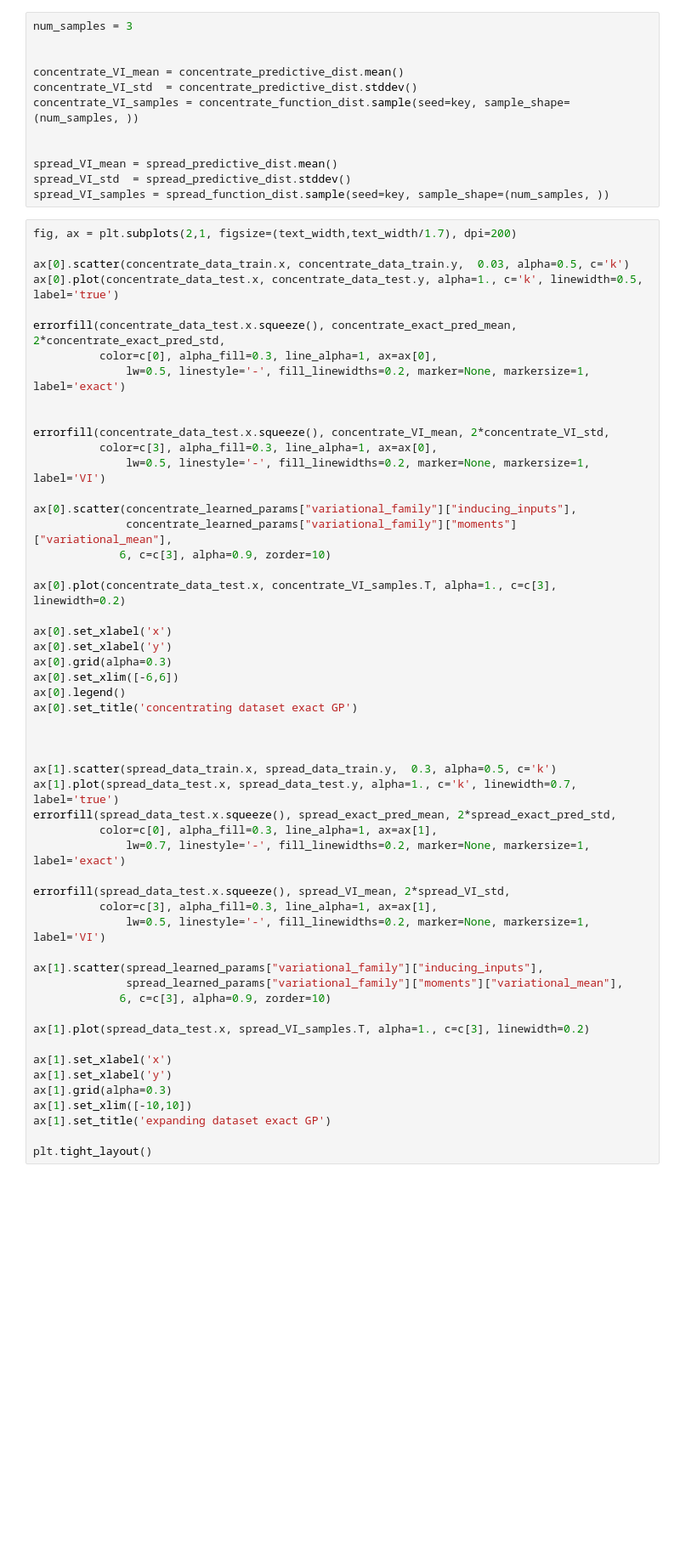
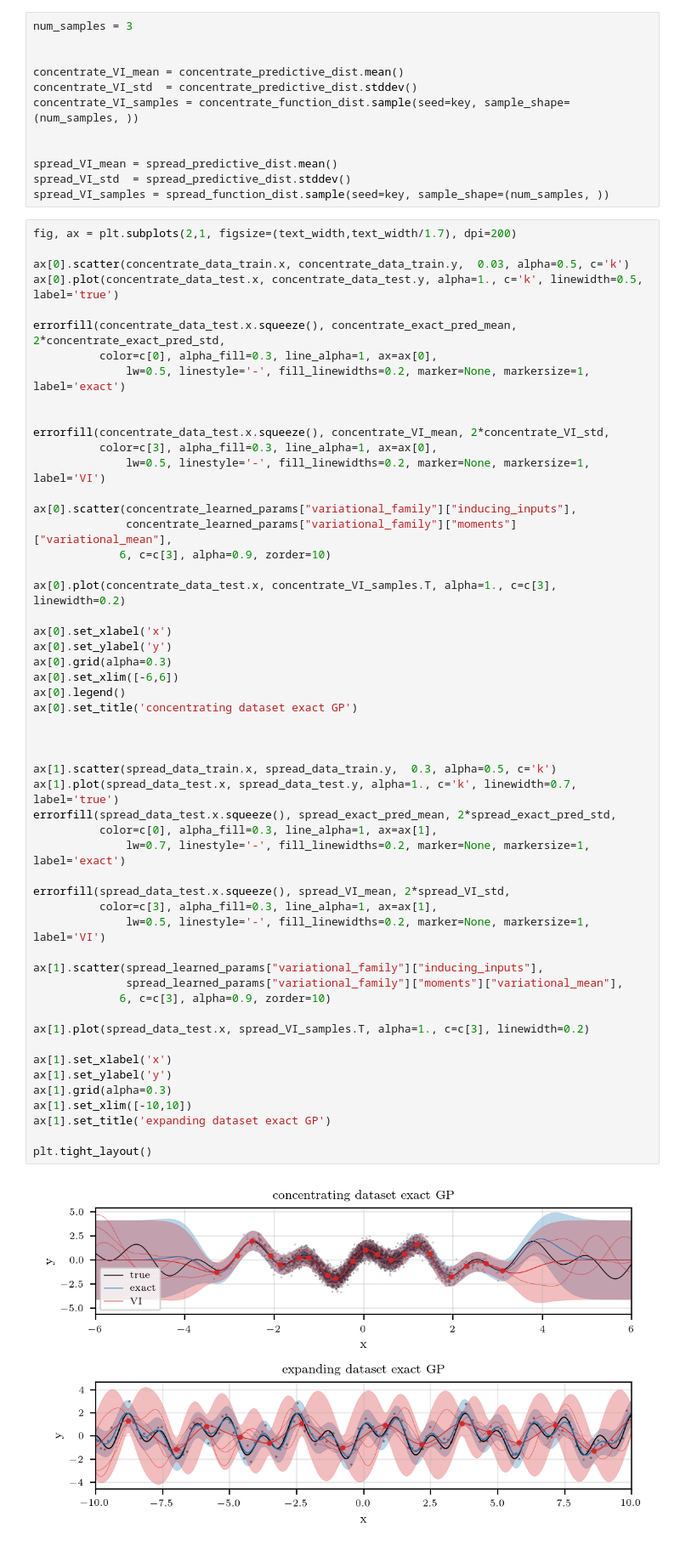
Before and after one commit to cambridge-mlg/sgd-gp, a Jupyter notebook: scalable_gps/notebooks/toy_VI.ipynb, the cells around one changed output. Shown at 85% size. Saved outputs shown, nothing was run; the diff lists cells and outputs as text; blank space fills up the shorter version.

```diff
--- a/scalable_gps/notebooks/toy_VI.ipynb
+++ b/scalable_gps/notebooks/toy_VI.ipynb
@@ -311,34 +317,36 @@ ax[0].scatter(concentrate_learned_params["variational_family"]["inducing_inputs"
 ax[0].plot(concentrate_data_test.x, concentrate_VI_samples.T, alpha=1., c=c[3], linewidth=0.2)
 
 ax[0].set_xlabel('x')
-ax[0].set_xlabel('y')
+ax[0].set_ylabel('y')
 ax[0].grid(alpha=0.3)
 ax[0].set_xlim([-6,6])
 ax[0].legend()
 ax[0].set_title('concentrating dataset exact GP')
 
 
 
 ax[1].scatter(spread_data_train.x, spread_data_train.y,  0.3, alpha=0.5, c='k')
 ax[1].plot(spread_data_test.x, spread_data_test.y, alpha=1., c='k', linewidth=0.7, label='true')
 errorfill(spread_data_test.x.squeeze(), spread_exact_pred_mean, 2*spread_exact_pred_std,
           color=c[0], alpha_fill=0.3, line_alpha=1, ax=ax[1],
               lw=0.7, linestyle='-', fill_linewidths=0.2, marker=None, markersize=1, label='exact')
 
 errorfill(spread_data_test.x.squeeze(), spread_VI_mean, 2*spread_VI_std,
           color=c[3], alpha_fill=0.3, line_alpha=1, ax=ax[1],
               lw=0.5, linestyle='-', fill_linewidths=0.2, marker=None, markersize=1, label='VI')
 
 ax[1].scatter(spread_learned_params["variational_family"]["inducing_inputs"],
               spread_learned_params["variational_family"]["moments"]["variational_mean"],
              6, c=c[3], alpha=0.9, zorder=10)
 
 ax[1].plot(spread_data_test.x, spread_VI_samples.T, alpha=1., c=c[3], linewidth=0.2)
 
 ax[1].set_xlabel('x')
-ax[1].set_xlabel('y')
+ax[1].set_ylabel('y')
 ax[1].grid(alpha=0.3)
 ax[1].set_xlim([-10,10])
 ax[1].set_title('expanding dataset exact GP')
 
 plt.tight_layout()
+# %% [output]
+[figure, added]
```
Also changed, not shown: parts of 4 cells of this notebook.
